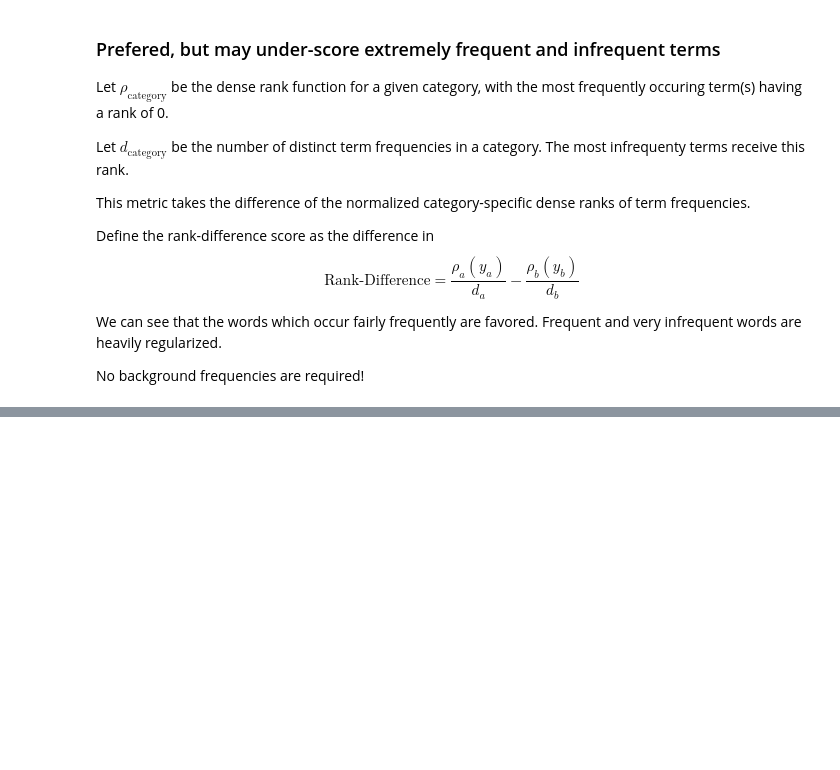
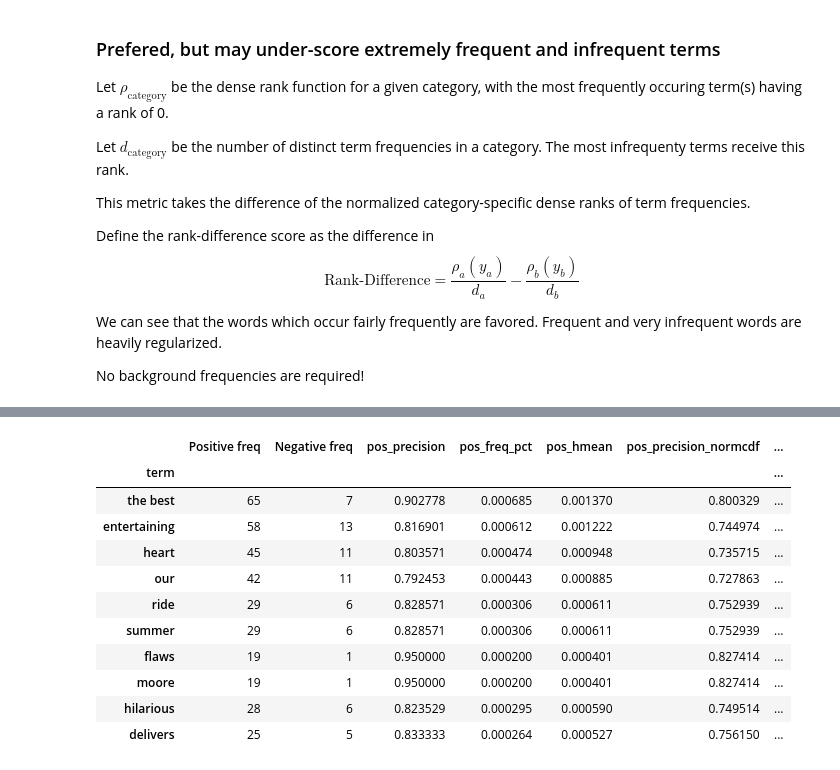
Before and after one commit to JasonKessler/PuPPyTalk, a Jupyter notebook: notebooks/Class-Association-Scores.ipynb, the cells around one changed output, grey strips where cells are left out. Saved outputs shown, nothing was run; the diff lists cells and outputs as text; code cells hidden in the pictures; blank space fills up the shorter version.

```diff
--- a/notebooks/Class-Association-Scores.ipynb
+++ b/notebooks/Class-Association-Scores.ipynb
@@ -470,0 +485,17 @@ tdf.reset_index().to_csv('term_freqs.csv', index=False)
+# %%
+from scipy.stats import hmean
+
+term_freq_df = corpus.get_term_freq_df()[['Positive freq', 'Negative freq']]
+term_freq_df = term_freq_df[term_freq_df.sum(axis=1) > 0]
+
+term_freq_df['pos_precision'] = (term_freq_df['Positive freq'] * 1./
+                                 (term_freq_df['Positive freq'] + term_freq_df['Negative freq']))
+
+term_freq_df['pos_freq_pct'] = (term_freq_df['Positive freq'] * 1.
+                                /term_freq_df['Positive freq'].sum())
+
+term_freq_df['pos_hmean'] = (term_freq_df
+                             .apply(lambda x: (hmean([x['pos_precision'], x['pos_freq_pct']])
+                                               if x['pos_precision'] > 0 and x['pos_freq_pct'] > 0
+                                               else 0), axis=1))
+term_freq_df.sort_values(by='pos_hmean', ascending=False).iloc[:10]
@@ -470,0 +536,26 @@ tdf.reset_index().to_csv('term_freqs.csv', index=False)
+# %%
+from scipy.stats import norm
+
+def normcdf(x):
+    return norm.cdf(x, x.mean(), x.std())
+
+term_freq_df['pos_precision_normcdf'] = normcdf(term_freq_df['pos_precision'])
+
+term_freq_df['pos_freq_pct_normcdf'] = normcdf(term_freq_df['pos_freq_pct'])
+
+term_freq_df['pos_scaled_f_score'] = hmean([term_freq_df['pos_precision_normcdf'], term_freq_df['pos_freq_pct_normcdf']])
+
+term_freq_df.sort_values(by='pos_scaled_f_score', ascending=False).iloc[:10]
+# %% [output]
+|  | Positive freq | Negative freq | pos_precision | pos_freq_pct | pos_hmean | pos_precision_normcdf | ... |
+| term |  |  |  |  |  |  | ... |
+| the best | 65 | 7 | 0.902778 | 0.000685 | 0.001370 | 0.800329 | ... |
+| entertaining | 58 | 13 | 0.816901 | 0.000612 | 0.001222 | 0.744974 | ... |
+| heart | 45 | 11 | 0.803571 | 0.000474 | 0.000948 | 0.735715 | ... |
+| our | 42 | 11 | 0.792453 | 0.000443 | 0.000885 | 0.727863 | ... |
+| ride | 29 | 6 | 0.828571 | 0.000306 | 0.000611 | 0.752939 | ... |
+| summer | 29 | 6 | 0.828571 | 0.000306 | 0.000611 | 0.752939 | ... |
+| flaws | 19 | 1 | 0.950000 | 0.000200 | 0.000401 | 0.827414 | ... |
+| moore | 19 | 1 | 0.950000 | 0.000200 | 0.000401 | 0.827414 | ... |
+| hilarious | 28 | 6 | 0.823529 | 0.000295 | 0.000590 | 0.749514 | ... |
+| delivers | 25 | 5 | 0.833333 | 0.000264 | 0.000527 | 0.756150 | ... |
```
Also changed, not shown: parts of 21 cells of this notebook, 12 other files.
